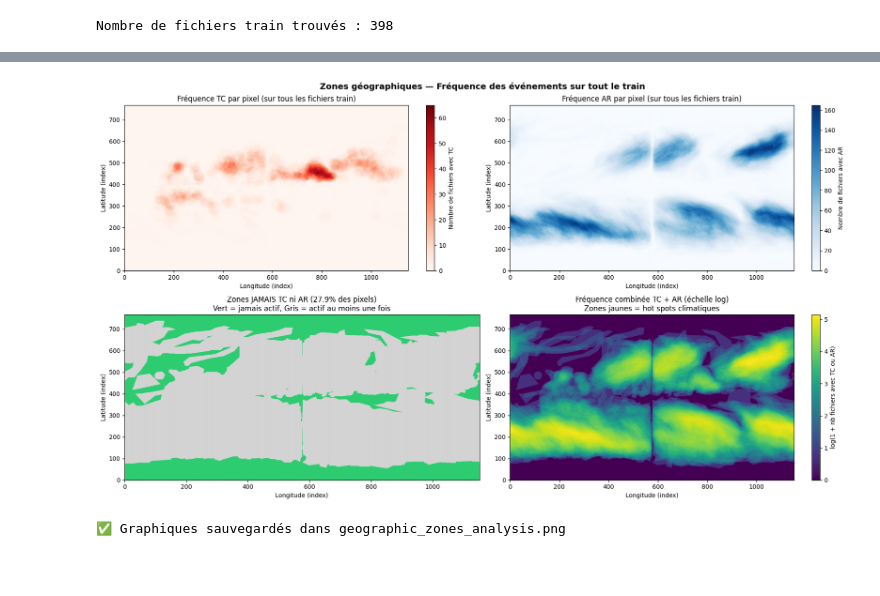
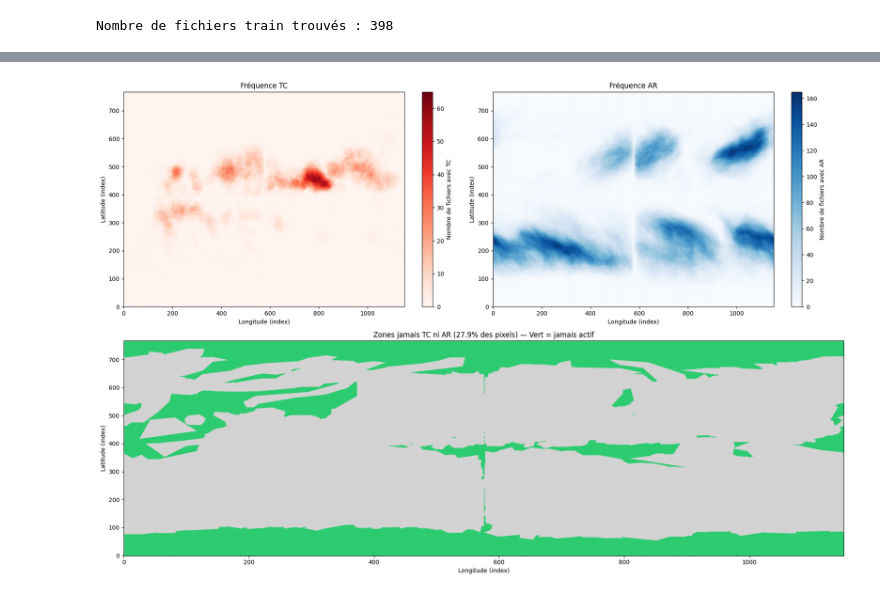
Before and after one commit to DarkZant/IFT6759-Project, a Jupyter notebook: data/undersampling/notebooks/climatenet_exploration.ipynb, the cells around one changed output, grey strips where cells are left out. Drawn from its saved outputs; the diff is of its cells as text; code cells hidden in the pictures; blank space fills up the shorter version.

```diff
--- a/data/undersampling/notebooks/climatenet_exploration.ipynb
+++ b/data/undersampling/notebooks/climatenet_exploration.ipynb
@@ -81,17 +76,17 @@ Nombre de fichiers train trouvés : 398
 # %%
 records = []
 
-for f in tqdm(files, desc='Analyse des fichiers'):
-    ds = xr.open_dataset(f)
-    labels = ds['LABELS'].values.flatten()
-    ds.close()
+for file in files:
+    data = xr.open_dataset(file)
+    labels = data['LABELS'].values.flatten()
+    data.close()
 
     n_bg = int(np.sum(labels == 0))
     n_tc = int(np.sum(labels == 1))
     n_ar = int(np.sum(labels == 2))
 
     records.append({
-        'filename': Path(f).name,
+        'filename': Path(file).name,
         'n_bg': n_bg,
         'n_tc': n_tc,
         'n_ar': n_ar,
@@ -105,7 +100,6 @@ for f in tqdm(files, desc='Analyse des fichiers'):
     })
 
 df = pd.DataFrame(records)
-df.to_csv('train_class_distribution.csv', index=False)
-print(f'Analyse terminée — {len(df)} fichiers traités')
-print(f'Sauvegardé dans train_class_distribution.csv\n')
+df.to_csv('../distribution_csv_files/train_class_distribution.csv', index=False)
+print(f'{len(df)} fichiers traités')
 # %% [output]
@@ -362,48 +213,33 @@ En ignorant les zones jamais actives :
 # %%
-# ============================================================
-# ÉTAPE 4 — Visualisations
-# ============================================================
-fig, axes = plt.subplots(2, 2, figsize=(18, 10))
-fig.suptitle('Zones géographiques — Fréquence des événements sur tout le train',
-             fontsize=14, fontweight='bold')
+fig = plt.figure(figsize=(18, 12))
 
-# 1. Fréquence TC par pixel (heatmap)
-im1 = axes[0, 0].imshow(count_tc, origin='lower', cmap='Reds', aspect='auto')
-plt.colorbar(im1, ax=axes[0, 0], label='Nombre de fichiers avec TC')
-axes[0, 0].set_title('Fréquence TC par pixel (sur tous les fichiers train)')
-axes[0, 0].set_xlabel('Longitude (index)')
-axes[0, 0].set_ylabel('Latitude (index)')
+ax1 = fig.add_subplot(2, 2, 1)
+ax2 = fig.add_subplot(2, 2, 2)
+ax3 = fig.add_subplot(2, 1, 2)
 
-# 2. Fréquence AR par pixel (heatmap)
-im2 = axes[0, 1].imshow(count_ar, origin='lower', cmap='Blues', aspect='auto')
-plt.colorbar(im2, ax=axes[0, 1], label='Nombre de fichiers avec AR')
-axes[0, 1].set_title('Fréquence AR par pixel (sur tous les fichiers train)')
-axes[0, 1].set_xlabel('Longitude (index)')
-axes[0, 1].set_ylabel('Latitude (index)')
+# Fréquence TC
+im1 = ax1.imshow(count_tc, origin='lower', cmap='Reds', aspect='auto')
+plt.colorbar(im1, ax=ax1, label='Nombre de fichiers avec TC')
+ax1.set_title('Fréquence TC')
+ax1.set_xlabel('Longitude (index)')
+ax1.set_ylabel('Latitude (index)')
 
-# 3. Carte des zones JAMAIS actives
+# Fréquence AR
+im2 = ax2.imshow(count_ar, origin='lower', cmap='Blues', aspect='auto')
+plt.colorbar(im2, ax=ax2, label='Nombre de fichiers avec AR')
+ax2.set_title('Fréquence AR')
+ax2.set_xlabel('Longitude (index)')
+ax2.set_ylabel('Latitude (index)')
+
+# Zones jamais actives
 cmap3 = mcolors.ListedColormap(['#d3d3d3', '#2ecc71'])
-axes[1, 0].imshow(never_event.astype(int), origin='lower',
-                  cmap=cmap3, aspect='auto', vmin=0, vmax=1)
-axes[1, 0].set_title(f'Zones JAMAIS TC ni AR ({100*never_event.mean():.1f}% des pixels)\n'
-                     f'Vert = jamais actif, Gris = actif au moins une fois')
-axes[1, 0].set_xlabel('Longitude (index)')
-axes[1, 0].set_ylabel('Latitude (index)')
-
-# 4. Fréquence combinée TC + AR (log scale)
-combined = count_tc + count_ar
-im4 = axes[1, 1].imshow(np.log1p(combined), origin='lower',
-                         cmap='viridis', aspect='auto')
-plt.colorbar(im4, ax=axes[1, 1], label='log(1 + nb fichiers avec TC ou AR)')
-axes[1, 1].set_title('Fréquence combinée TC + AR (échelle log)\n'
-                      'Zones jaunes = hot spots climatiques')
-axes[1, 1].set_xlabel('Longitude (index)')
-axes[1, 1].set_ylabel('Latitude (index)')
+ax3.imshow(never_event.astype(int), origin='lower', cmap=cmap3, aspect='auto', vmin=0, vmax=1)
+ax3.set_title(f'Zones jamais TC ni AR ({100*never_event.mean():.1f}% des pixels) — Vert = jamais actif')
+ax3.set_xlabel('Longitude (index)')
+ax3.set_ylabel('Latitude (index)')
 
 plt.tight_layout()
-plt.savefig('geographic_zones_analysis.png', dpi=150, bbox_inches='tight')
+plt.savefig('../images/geographic_zones_analysis.png', dpi=150, bbox_inches='tight')
 plt.show()
-print('\n Graphiques sauvegardés dans geographic_zones_analysis.png')
 # %% [output]
-[figure, old version]
+[figure, new version]
-✅ Graphiques sauvegardés dans geographic_zones_analysis.png
```
Also changed, not shown: parts of 15 cells of this notebook, 14 other files.
